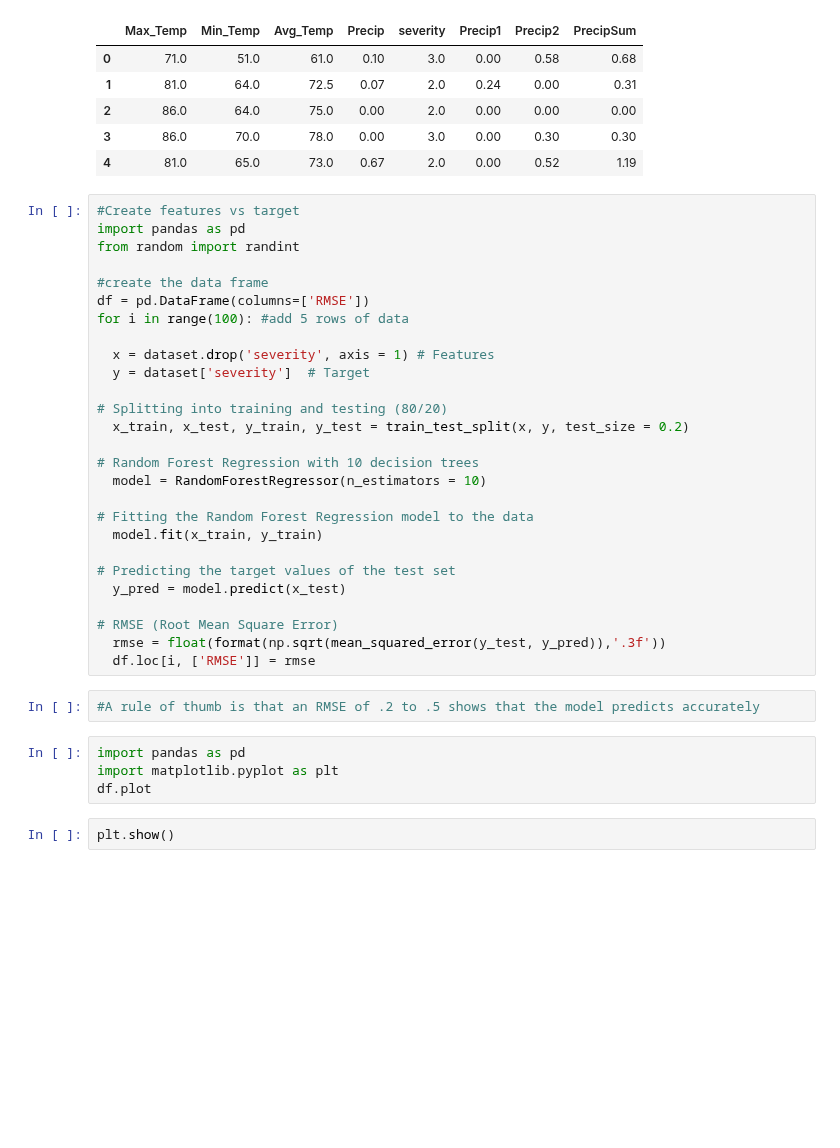
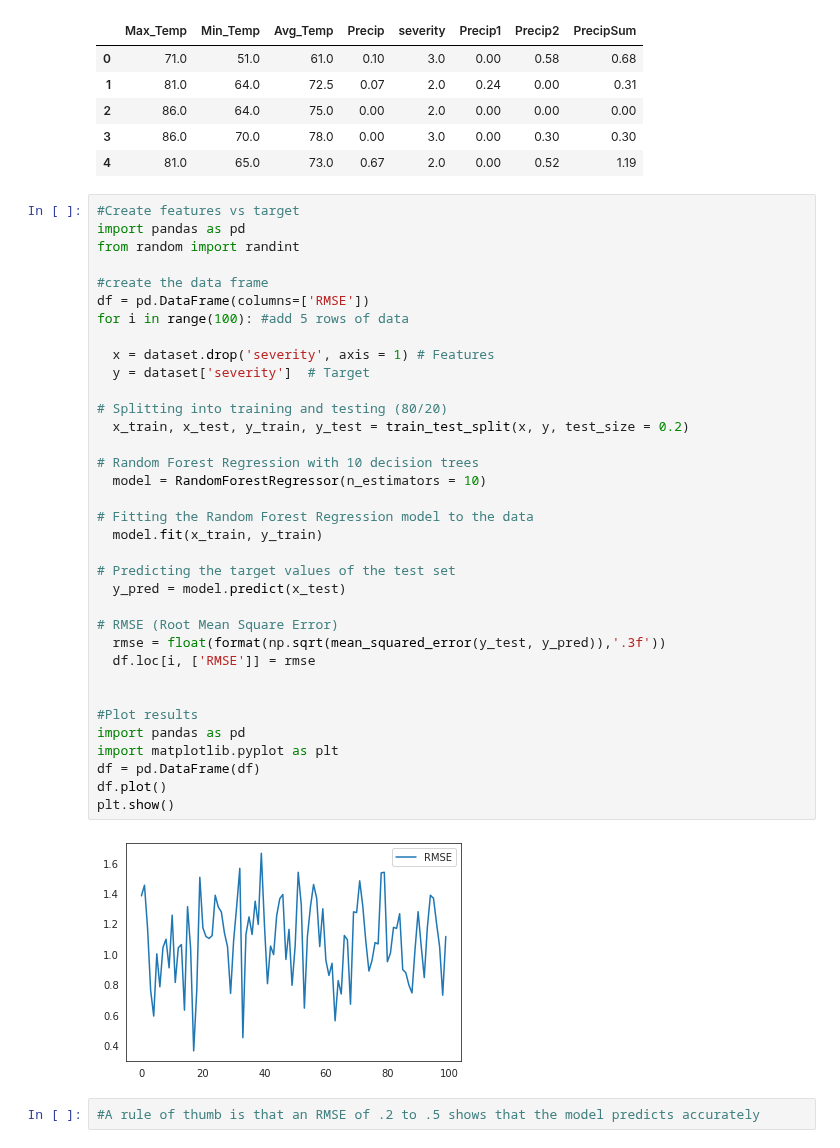
Before and after one commit to ChrisHarvey21/HABs, a Jupyter notebook: HABs.ipynb, the cells around one changed output. Cells and saved outputs as stored; diff of their text form; blank space fills up the shorter version.

```diff
--- a/HABs.ipynb
+++ b/HABs.ipynb
@@ -352,35 +332,39 @@ See the caveats in the documentation: https://pandas.pydata.org/pandas-docs/stab
 # %%
 #Create features vs target
 import pandas as pd
 from random import randint
 
 #create the data frame
 df = pd.DataFrame(columns=['RMSE'])
 for i in range(100): #add 5 rows of data
 
   x = dataset.drop('severity', axis = 1) # Features
   y = dataset['severity']  # Target
 
 # Splitting into training and testing (80/20)
   x_train, x_test, y_train, y_test = train_test_split(x, y, test_size = 0.2)
 
 # Random Forest Regression with 10 decision trees
   model = RandomForestRegressor(n_estimators = 10)
 
 # Fitting the Random Forest Regression model to the data
   model.fit(x_train, y_train)
 
 # Predicting the target values of the test set
   y_pred = model.predict(x_test)
 
 # RMSE (Root Mean Square Error)
   rmse = float(format(np.sqrt(mean_squared_error(y_test, y_pred)),'.3f'))
   df.loc[i, ['RMSE']] = rmse
+
+
+#Plot results
+import pandas as pd
+import matplotlib.pyplot as plt
+df = pd.DataFrame(df)
+df.plot()
+plt.show()
+# %% [output]
+[figure, added]
 # %%
 #A rule of thumb is that an RMSE of .2 to .5 shows that the model predicts accurately
-# %%
-import pandas as pd
-import matplotlib.pyplot as plt
-df.plot
-# %%
-plt.show()
```
Also changed, not shown: parts of 10 cells of this notebook.
